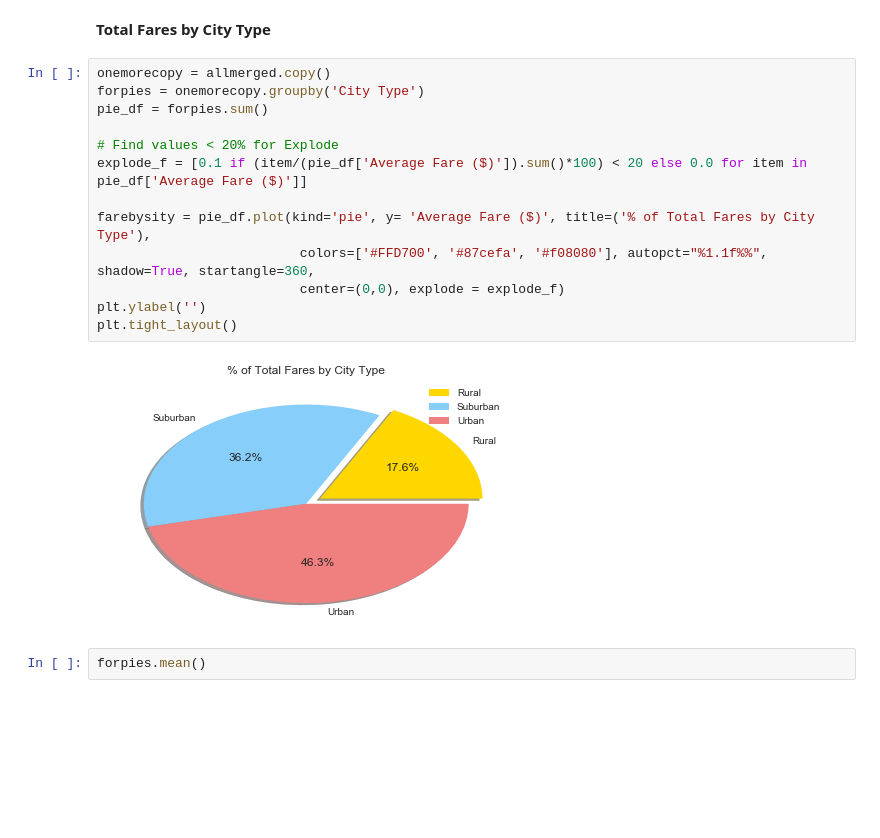
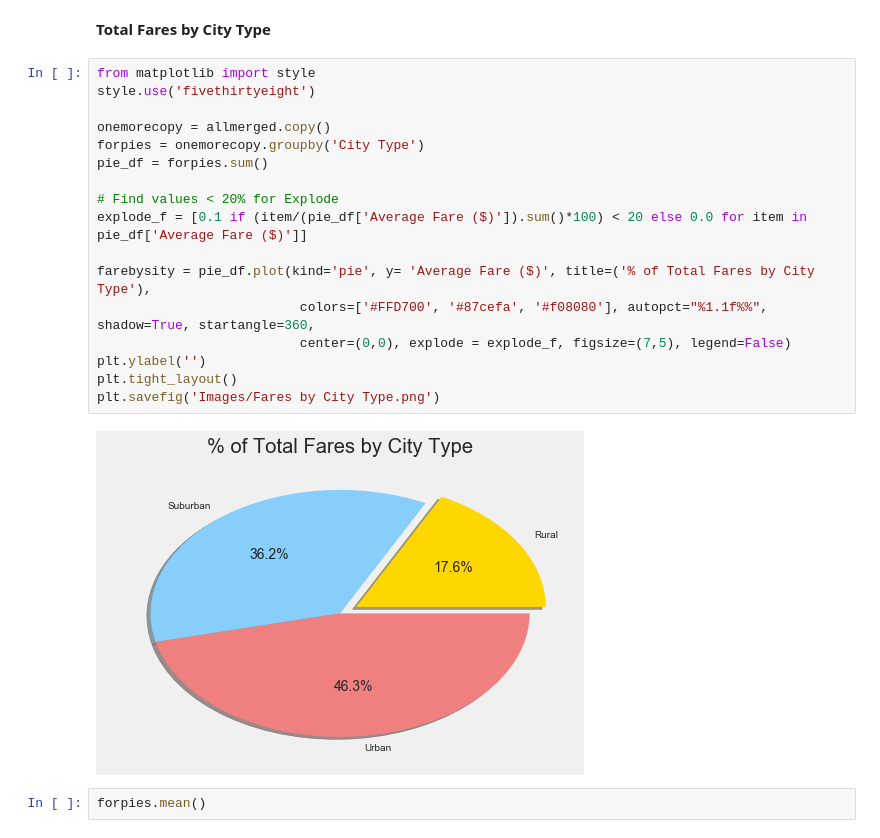
Before and after one commit to Gryazzz/Pyber_Ride_Sharing_Matplotlib, a Jupyter notebook: Pyber.ipynb, the cells around one changed output. Saved outputs shown, nothing was run; the diff lists cells and outputs as text; blank space fills up the shorter version.

Commit message:
Modified plots

```diff
--- a/Pyber.ipynb
+++ b/Pyber.ipynb
@@ -87,20 +87,24 @@ plt.legend(scatterpoints=1, markerscale=2, loc=1, fontsize='large', labelspacing
 # %% [markdown]
 **Total Fares by City Type**
 # %%
+from matplotlib import style
+style.use('fivethirtyeight')
+
 onemorecopy = allmerged.copy()
 forpies = onemorecopy.groupby('City Type')
 pie_df = forpies.sum()
 
 # Find values < 20% for Explode
 explode_f = [0.1 if (item/(pie_df['Average Fare ($)']).sum()*100) < 20 else 0.0 for item in pie_df['Average Fare ($)']]
 
 farebysity = pie_df.plot(kind='pie', y= 'Average Fare ($)', title=('% of Total Fares by City Type'),
                           colors=['#FFD700', '#87cefa', '#f08080'], autopct="%1.1f%%", shadow=True, startangle=360,
-                          center=(0,0), explode = explode_f)
+                          center=(0,0), explode = explode_f, figsize=(7,5), legend=False)
 plt.ylabel('')
 plt.tight_layout()
+plt.savefig('Images/Fares by City Type.png')
 # %% [output]
-[figure, old version]
+[figure, new version]
 # %%
 forpies.mean()
 # %% [output]
```
Also changed, not shown: parts of 5 cells of this notebook.
